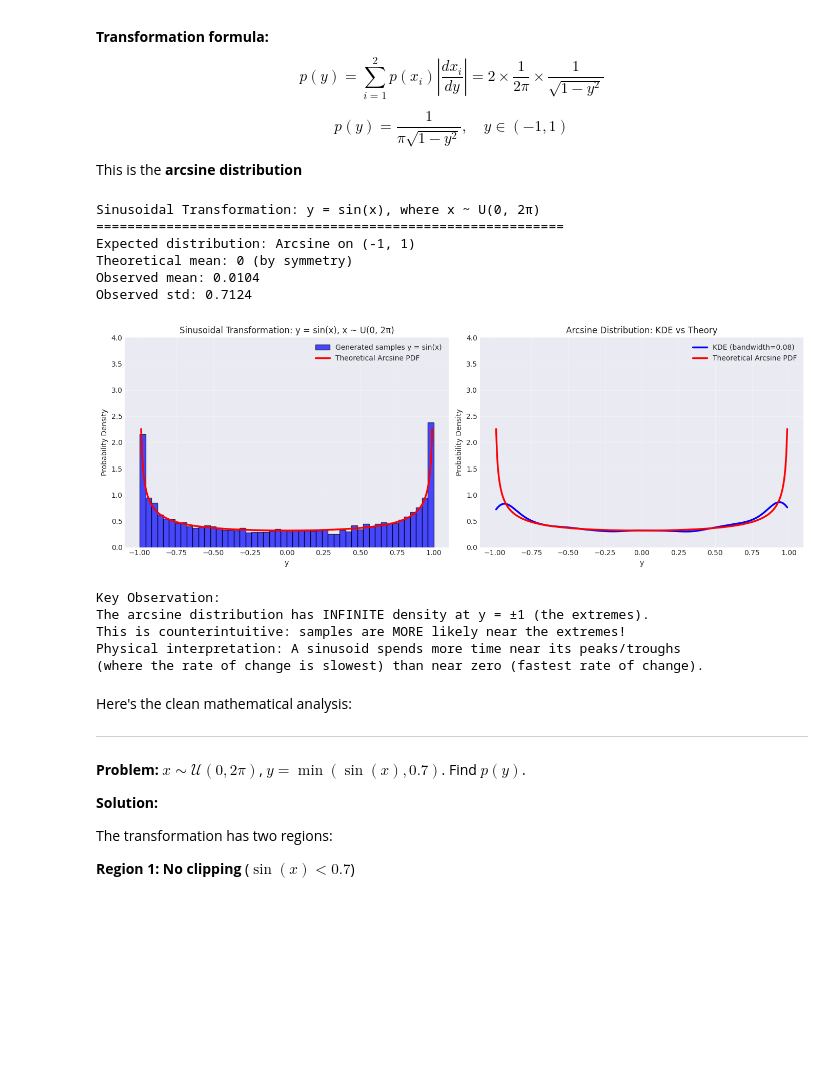
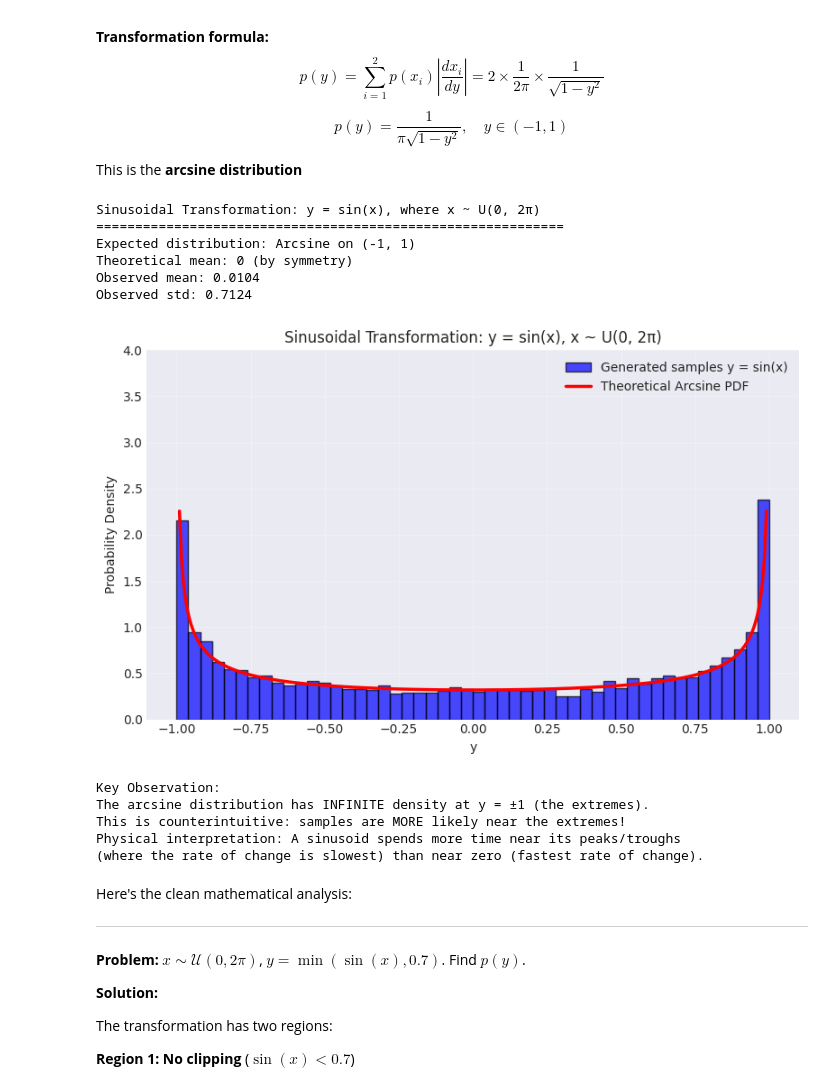
Before and after one commit to liuzihe02/iia, a Jupyter notebook: 3F3/rv_lab.ipynb, the cells around one changed output. Cells and saved outputs as stored; diff of their text form; code cells hidden in the pictures; blank space fills up the shorter version.

```diff
--- a/3F3/rv_lab.ipynb
+++ b/3F3/rv_lab.ipynb
@@ -956,10 +956,9 @@ print(f"Observed mean: {y.mean():.4f}")
 print(f"Observed std: {y.std():.4f}")
 
 # Plot verification
-fig, axes = plt.subplots(1, 2, figsize=(14, 5))
+fig, ax = plt.subplots(1, 1, figsize=(8, 5))
 
-# Plot 1: Histogram with theoretical arcsine PDF
-ax = axes[0]
+# Histogram with theoretical arcsine PDF
 counts, bins, patches = ax.hist(
     y,
     bins=50,
@@ -972,49 +971,34 @@ counts, bins, patches = ax.hist(
 
 # Theoretical PDF: p(y) = 1/(π√(1-y²)) - arcsine distribution
 y_range = np.linspace(-0.99, 0.99, 300)  # Avoid singularities at ±1
 p_theory_arcsine = 1 / (np.pi * np.sqrt(1 - y_range**2))
 ax.plot(y_range, p_theory_arcsine, "r-", linewidth=2.5, label="Theoretical Arcsine PDF")
 
 ax.set_xlabel("y")
 ax.set_ylabel("Probability Density")
 ax.set_title("Sinusoidal Transformation: y = sin(x), x ~ U(0, 2π)")
 ax.legend()
 ax.grid(True, alpha=0.3)
 ax.set_xlim([-1.1, 1.1])
 ax.set_ylim([0, 4])
 
-# Plot 2: KDE comparison (note: KDE struggles with singularities)
-ax = axes[1]
-bandwidth_sin = 0.08
-x_kde, pdf_kde = ksdensity(y, width=bandwidth_sin, x_axis=y_range)
-ax.plot(x_kde, pdf_kde, "b-", linewidth=2.5, label=f"KDE (bandwidth={bandwidth_sin})")
-ax.plot(y_range, p_theory_arcsine, "r-", linewidth=2.5, label="Theoretical Arcsine PDF")
-
-ax.set_xlabel("y")
-ax.set_ylabel("Probability Density")
-ax.set_title("Arcsine Distribution: KDE vs Theory")
-ax.legend()
-ax.grid(True, alpha=0.3)
-ax.set_xlim([-1.1, 1.1])
-ax.set_ylim([0, 4])
-
 plt.tight_layout()
 plt.savefig("img/sin_transform_arcsine.png", dpi=600, bbox_inches="tight")
 plt.show()
 
 print("\nKey Observation:")
 print("The arcsine distribution has INFINITE density at y = ±1 (the extremes).")
 print("This is counterintuitive: samples are MORE likely near the extremes!")
 print("Physical interpretation: A sinusoid spends more time near its peaks/troughs")
 print("(where the rate of change is slowest) than near zero (fastest rate of change).")
 # %% [output]
 Sinusoidal Transformation: y = sin(x), where x ~ U(0, 2π)
 ============================================================
 Expected distribution: Arcsine on (-1, 1)
 Theoretical mean: 0 (by symmetry)
 Observed mean: 0.0104
 Observed std: 0.7124
-[figure, old version]
+[figure, new version]
 Key Observation:
 The arcsine distribution has INFINITE density at y = ±1 (the extremes).
 This is counterintuitive: samples are MORE likely near the extremes!
```
Also changed, not shown: 4 other files.
